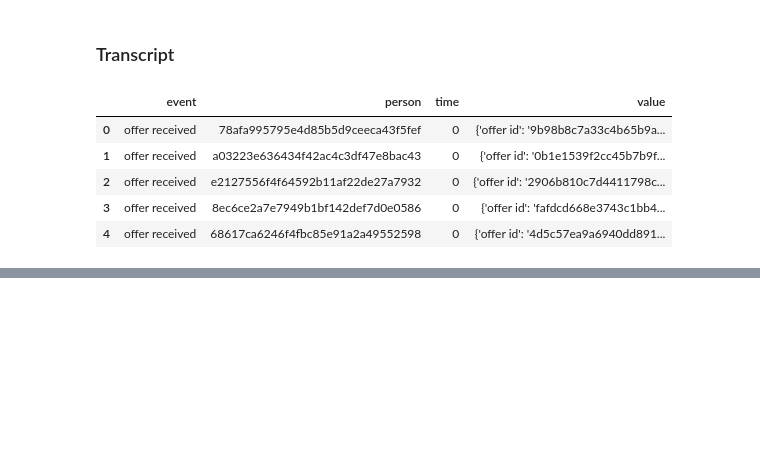
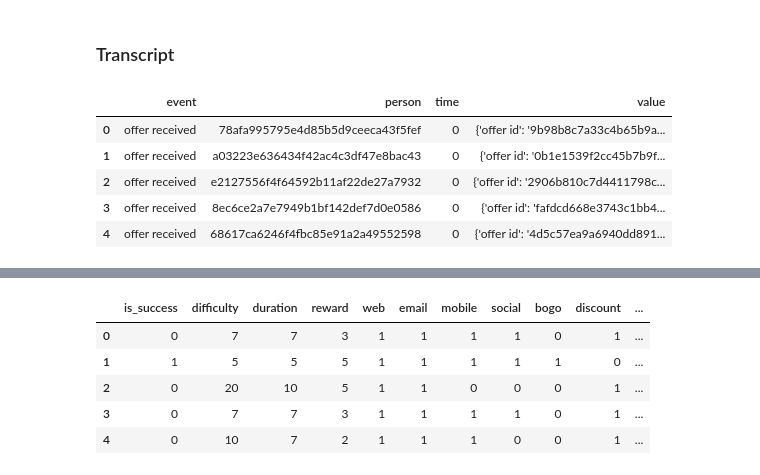
Before and after one commit to almas-aisin/starbucks_capstone, a Jupyter notebook: Starbucks_Capstone_notebook.ipynb, the cells around one changed output, grey strips where cells are left out. Saved outputs shown, nothing was run; the diff lists cells and outputs as text; code cells hidden in the pictures; blank space fills up the shorter version.

```diff
--- a/Starbucks_Capstone_notebook.ipynb
+++ b/Starbucks_Capstone_notebook.ipynb
@@ -241,0 +304,5 @@ transcript_clean.sort_values(by=['person', 'time'])
+# %%
+complete_check['end_time'] = complete_check['received'] + complete_check['duration'] * 24
+complete_check['amount'] = complete_check['amount'].fillna(0)
+complete_check['in_time'] = complete_check.transaction <= complete_check.end_time
+complete_check['is_enough'] = complete_check.difficulty <= complete_check.amount
@@ -241,0 +329,9 @@ transcript_clean.sort_values(by=['person', 'time'])
+# %%
+data.head()
+# %% [output]
+|  | is_success | difficulty | duration | reward | web | email | mobile | social | bogo | discount | ... |
+| 0 | 0 | 7 | 7 | 3 | 1 | 1 | 1 | 1 | 0 | 1 | ... |
+| 1 | 1 | 5 | 5 | 5 | 1 | 1 | 1 | 1 | 1 | 0 | ... |
+| 2 | 0 | 20 | 10 | 5 | 1 | 1 | 0 | 0 | 0 | 1 | ... |
+| 3 | 0 | 7 | 7 | 3 | 1 | 1 | 1 | 1 | 0 | 1 | ... |
+| 4 | 0 | 10 | 7 | 2 | 1 | 1 | 1 | 0 | 0 | 1 | ... |
```
Also changed, not shown: parts of 30 cells of this notebook.
